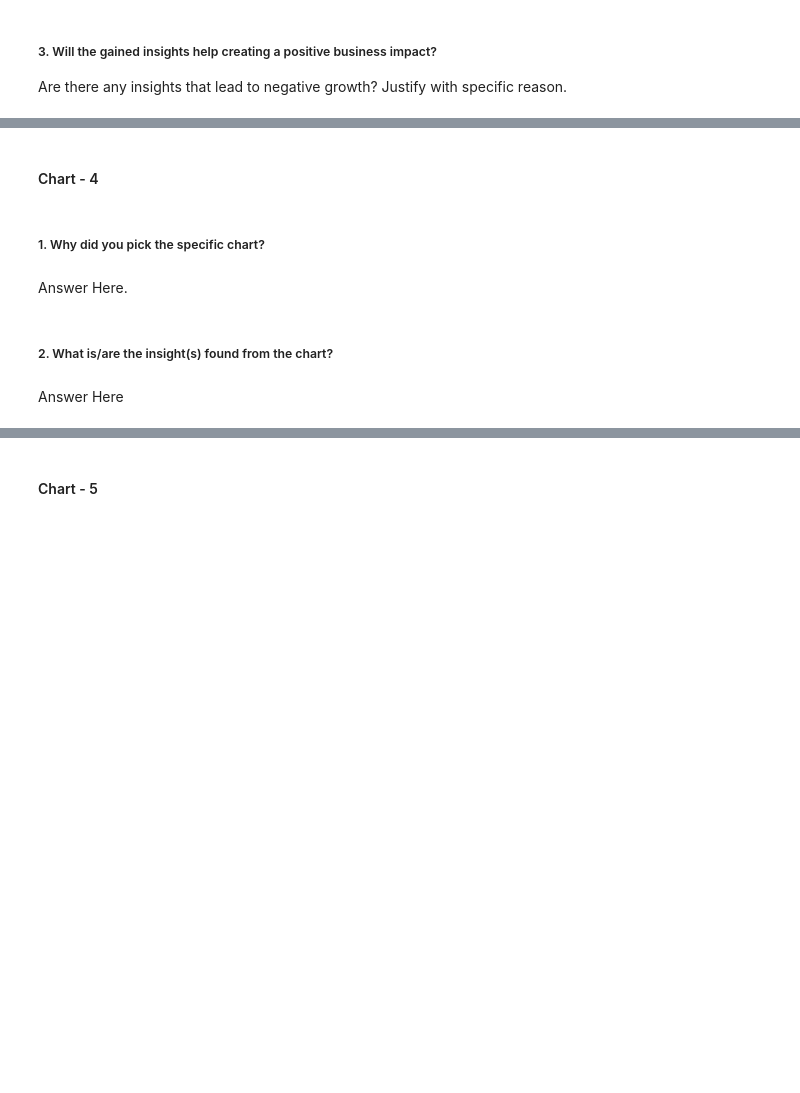
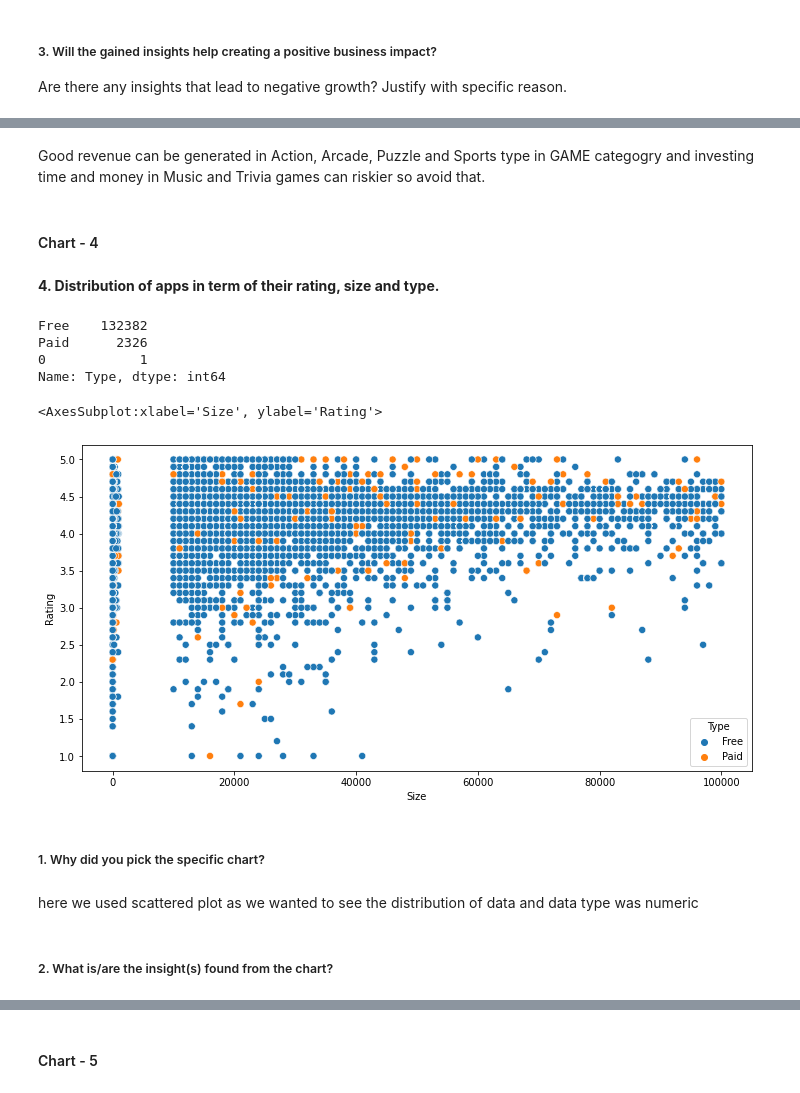
Before and after one commit to dipakpatil2001/D-SCIENCE, a Jupyter notebook: playst_EDA_Submission_13022023.ipynb, the cells around one changed output, grey strips where cells are left out. Drawn from its saved outputs; the diff is of its cells as text; code cells hidden in the pictures; blank space fills up the shorter version.

```diff
--- a/playst_EDA_Submission_13022023.ipynb
+++ b/playst_EDA_Submission_13022023.ipynb
@@ -402,12 +672,30 @@ Answer Here
+# %% [markdown]
+Good revenue can be generated in Action, Arcade, Puzzle and Sports type in GAME categogry and investing time and money in Music and Trivia games can riskier so avoid that.
 # %% [markdown]
 #### Chart - 4
+# %% [markdown]
+**4. Distribution of apps in term of their rating, size and type.**
 # %%
 # Chart - 4 visualization code
+df4['Type'].value_counts()
+# %% [output]
+Free    132382
+Paid      2326
+0            1
+Name: Type, dtype: int64
+# %%
+a=df4.index[df4["Type"]=='0']
+df4.drop([131611] , axis = 0 ,inplace = True)   #droping unwanted row
+# %%
+
+plt.figure(figsize=(12, 6))
+sns.scatterplot(df4['Size'], df4['Rating'],hue=df4['Type'],s=50)   #using scatterplot to see the distribution
+# %% [output]
+<AxesSubplot:xlabel='Size', ylabel='Rating'>
+[figure, added]
 # %% [markdown]
 ##### 1. Why did you pick the specific chart?
-# %% [markdown]
-Answer Here.
+# %% [markdown]
+here we used scattered plot as we wanted to see the distribution of data and data type was numeric
 # %% [markdown]
 ##### 2. What is/are the insight(s) found from the chart?
-# %% [markdown]
-Answer Here
```
Also changed, not shown: parts of 72 cells of this notebook.
